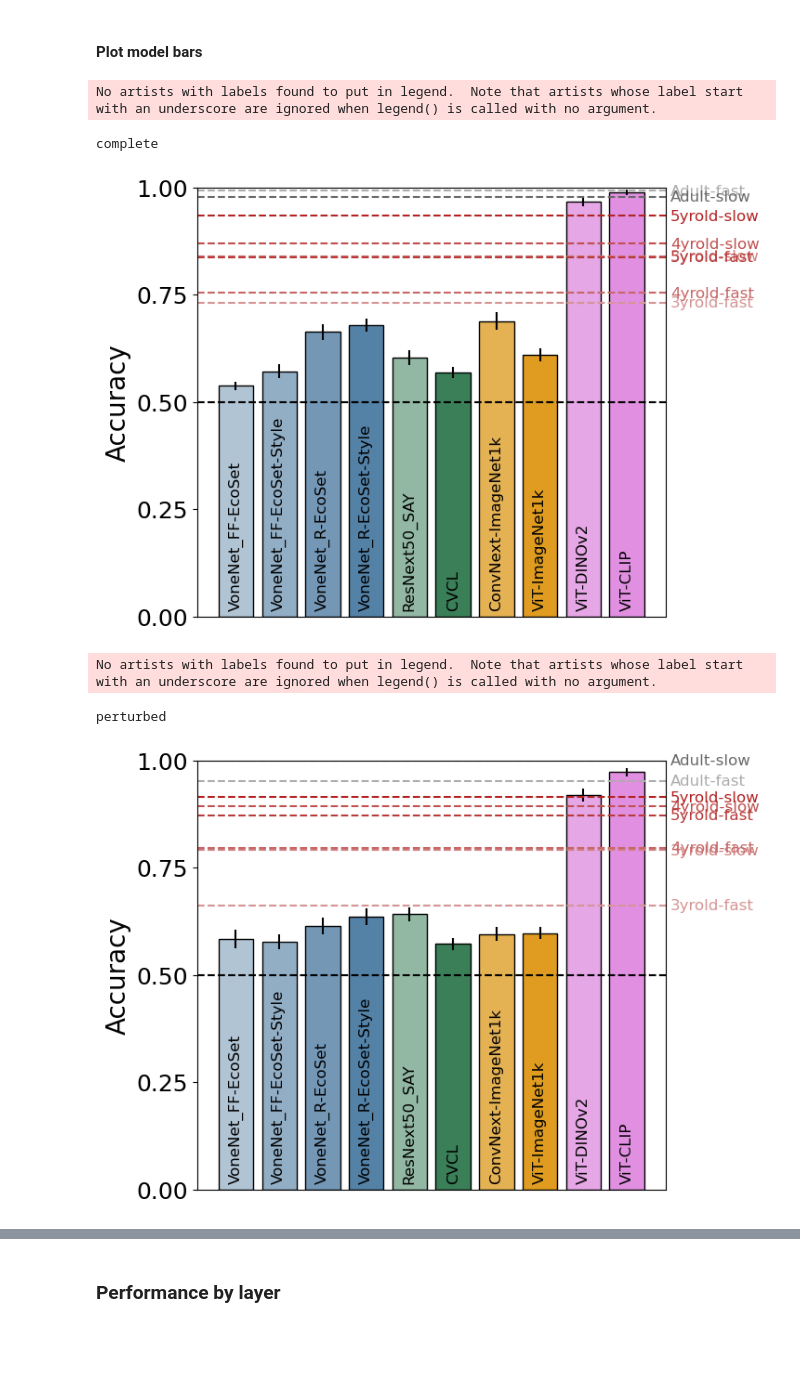
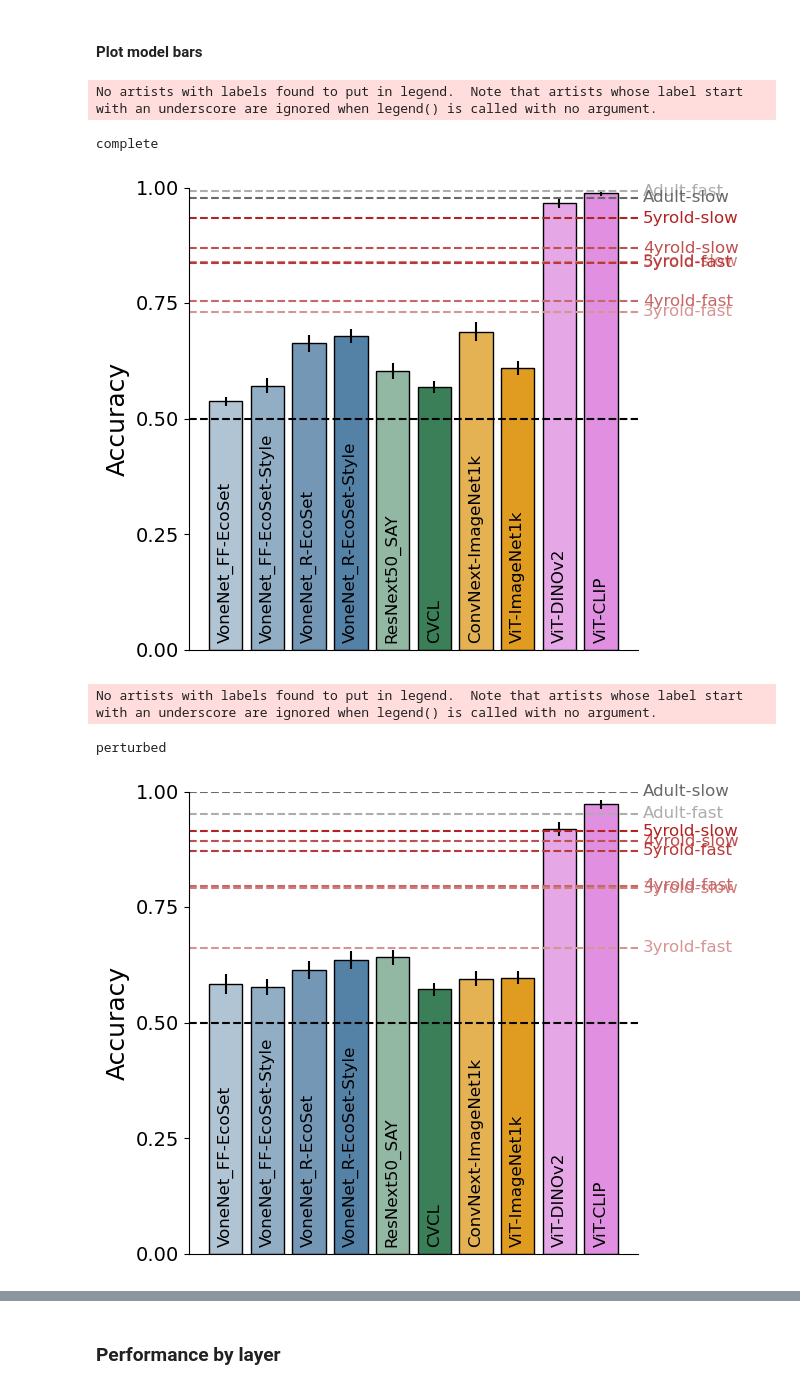
Before and after one commit to vayzenb/kornet, a Jupyter notebook: analyses/model_comparisons.ipynb, the cells around one changed output, grey strips where cells are left out. Saved outputs shown, nothing was run; the diff lists cells and outputs as text; code cells hidden in the pictures; blank space fills up the shorter version.

Commit message:
updating figures

```diff
--- a/analyses/model_comparisons.ipynb
+++ b/analyses/model_comparisons.ipynb
@@ -261,9 +261,9 @@ for panel in [0,1]: #panel corresopnds to models in first and second experiments
     for cond in cond_names:
 
         if panel == 0:
-            fig, ax = plt.subplots(figsize=(6.5,6))
+            fig, ax = plt.subplots(figsize=(5.8,6))
         else:
-            fig, ax = plt.subplots(figsize=(4.25,6))
+            fig, ax = plt.subplots(figsize=(3.8,6))
 
         print(cond)
 
@@ -290,14 +290,14 @@ for panel in [0,1]: #panel corresopnds to models in first and second experiments
         plt.ylim(0,1)
 
         #set ylabel
-        plt.ylabel('Accuracy', fontsize = 20)
+        plt.ylabel('Accuracy', fontsize = 18)
 
         #increase font size of y axis labels
         #plt.set_yticklabels(fontsize = 20)
 
         #set y-axis increments to .25
         plt.yticks(np.arange(0, 1.25, .25))
-        plt.tick_params(axis='y', labelsize=18)
+        plt.tick_params(axis='y', labelsize=14)
 
 
 
@@ -313,24 +313,6 @@ for panel in [0,1]: #panel corresopnds to models in first and second experiments
         #plt.set_xticklabels([])
         plt.xlabel('')
 
-
-        #plt.spines['bottom'].set_color('k')
-
-
-        #remove top and right axes
-        #plt.spines['top'].set_visible(False)
-        #plt.spines['right'].set_visible(False)
-
-
-
-
-
-
-        #remove top and right spines
-        #sns.despine()
-
-        #make left and bottom spines black
-        #ax.spines['left'].set_color('black')
 
         #add labels to the inside of the bars
         for p, model_name in zip(ax.patches, full_summary['model']):
@@ -341,36 +323,40 @@ for panel in [0,1]: #panel corresopnds to models in first and second experiments
         '''
         #move labels inside bars
         for p, model_name in zip(plt.patches, full_summary['model']):
             plt.annotate(f'{model_name}', (p.get_x() + p.get_width() / 2., 0 ),
                         ha='center', va='bottom', fontsize=15, color='black', xytext=(0, 5), rotation = 90,
                         textcoords='offset points')
         '''
 
 
 
         #remove legend
         plt.legend().remove()
 
+        #remove top and right spines
+        sns.despine()
+
+
 
 
         #loop through human data and horizontal line
         for i, human_acc in enumerate(human_data['acc']):
             plt.axhline(y=human_acc, color=human_colors[i], linestyle='--')
 
             plt.text(len(full_summary), human_acc, f'{human_labels[i]}', fontsize = 12, color = human_colors[i], va = 'center')
 
         plt.axhline(y=.5, color='black', linestyle='--')
         #plt.subplots_adjust(wspace=.1, hspace=0)
         #save
         plt.savefig(f'{fig_dir}/{cond}_model_comparison{suf}_exp{panel+1}.png', dpi = 300, bbox_inches = 'tight')
 
         plt.pause(.001)
 # %% [output]
 No artists with labels found to put in legend.  Note that artists whose label start with an underscore are ignored when legend() is called with no argument.
 complete
-[figure, old version]
+[figure, new version]
 No artists with labels found to put in legend.  Note that artists whose label start with an underscore are ignored when legend() is called with no argument.
 perturbed
-[figure, old version]
+[figure, new version]
 No artists with labels found to put in legend.  Note that artists whose label start with an underscore are ignored when legend() is called with no argument.
 deleted
```
Also changed, not shown: parts of 6 cells of this notebook, 15 other files.
